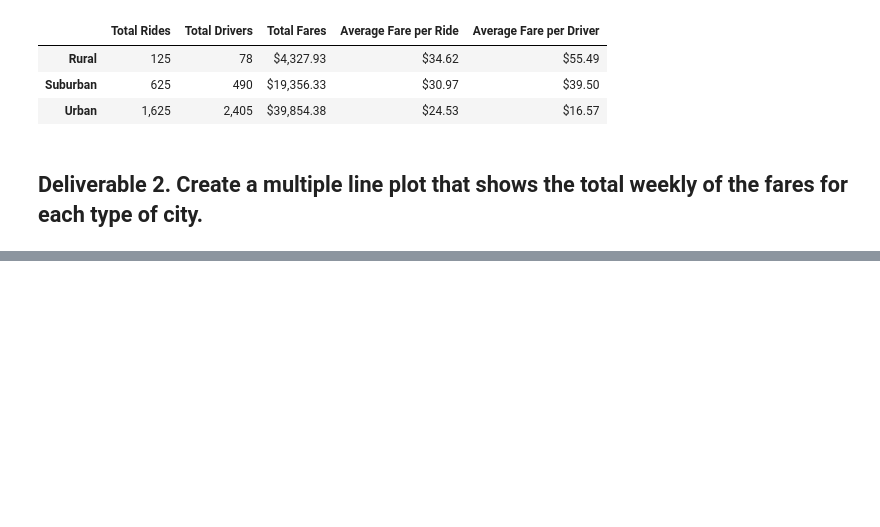
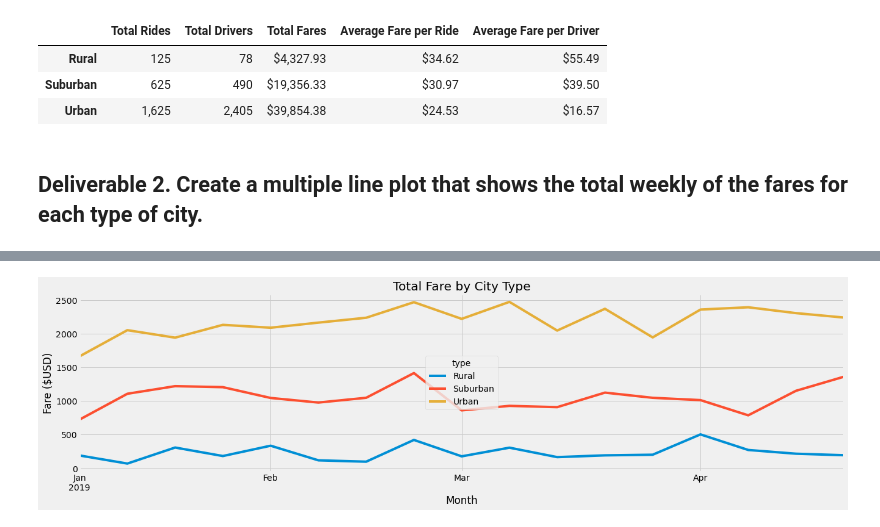
Before and after one commit to maureengamache/PyBer_Analysis, a Jupyter notebook: PyBer_Challenge.ipynb, the cells around one changed output, grey strips where cells are left out. Saved outputs shown, nothing was run; the diff lists cells and outputs as text; code cells hidden in the pictures; blank space fills up the shorter version.

```diff
--- a/PyBer_Challenge.ipynb
+++ b/PyBer_Challenge.ipynb
@@ -134,3 +181,7 @@ pyber_ride_summary_df
 # %%
 # 4. Create a pivot table with the 'date' as the index, the columns ='type', and values='fare'
 # to get the total fares for each type of city by the date.
+
+
+sum_fares_by_type_pivot = sum_fares_by_type_df.pivot(index="date", columns="type", values="fare")
+sum_fares_by_type_pivot.head(10)
@@ -137,2 +201,4 @@ pyber_ride_summary_df
 # %%
-# 5. Create a new DataFrame from the pivot table DataFrame using loc on the given dates, '2019-01-01':'2019-04-29'.
+# 5. Create a new DataFrame from the pivot table DataFrame using loc on the given dates, '2019-01-01':'2019-04-28'.
+trips_Jan_Apr = sum_fares_by_type_pivot.loc['2019-01-01':'2019-04-28']
+trips_Jan_Apr
@@ -139,3 +220,5 @@ pyber_ride_summary_df
 # %%
 # 6. Set the "date" index to datetime datatype. This is necessary to use the resample() method in Step 8.
 # df.index = pd.to_datetime(df.index)
+trips_Jan_Apr.index = pd.to_datetime(trips_Jan_Apr.index)
+trips_Jan_Apr
@@ -144,2 +254,4 @@ pyber_ride_summary_df
 # %%
 # 8. Create a new DataFrame using the "resample()" function by week 'W' and get the sum of the fares for each week.
+weekly_fares_df = trips_Jan_Apr.resample('W').sum()
+weekly_fares_df
@@ -146,7 +278,20 @@ pyber_ride_summary_df
 # %%
 # 8. Using the object-oriented interface method, plot the resample DataFrame using the df.plot() function.
 
 # Import the style from Matplotlib.
 from matplotlib import style
 # Use the graph style fivethirtyeight.
 style.use('fivethirtyeight')
+
+ax = weekly_fares_df.plot(figsize = (20, 5))
+
+#title
+ax.set_title("Total Fare by City Type")
+#Labels
+ax.set_xlabel("Month")
+ax.set_ylabel("Fare ($USD)")
+# save figure
+plt.savefig ("analysis/Fare_Summary_Plot.png")
+plt.show()
+# %% [output]
+[figure, added]
```
Also changed, not shown: parts of 8 cells of this notebook.
